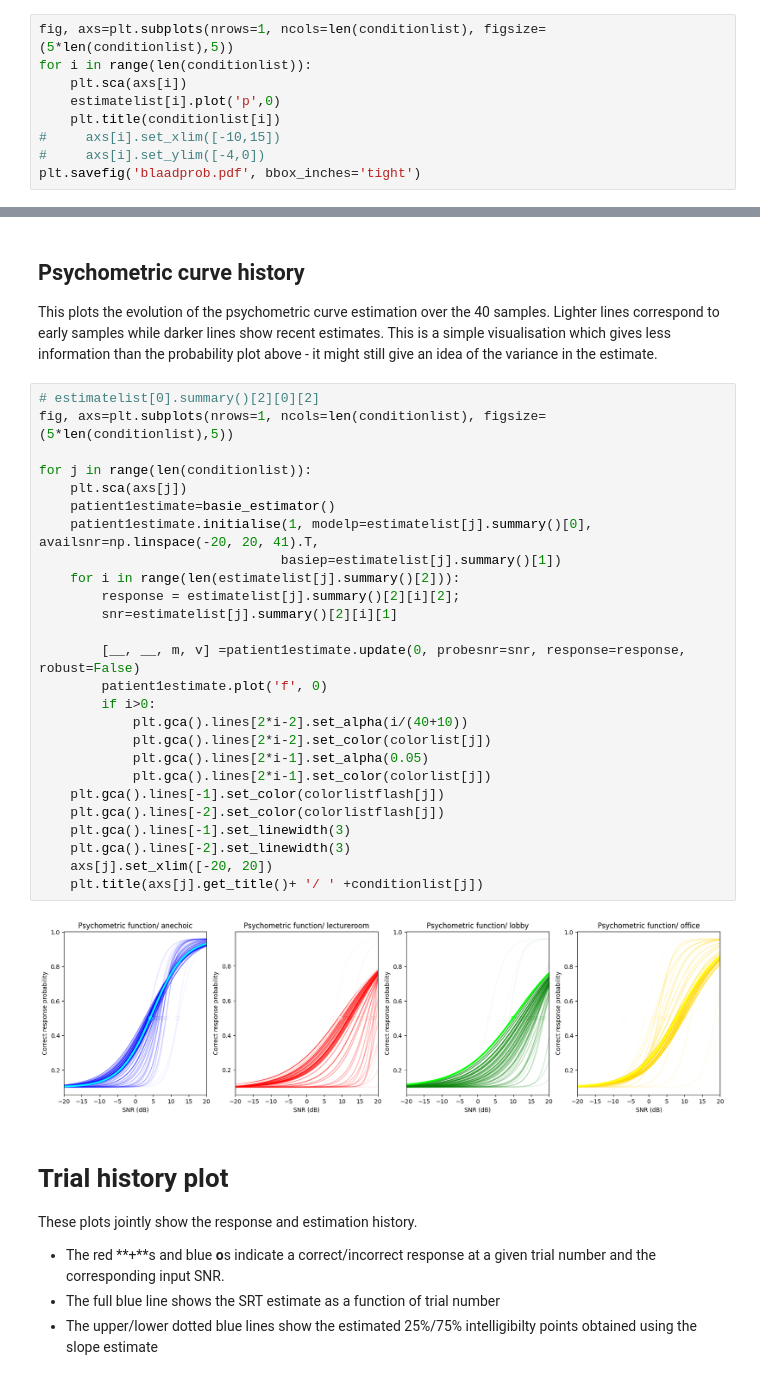
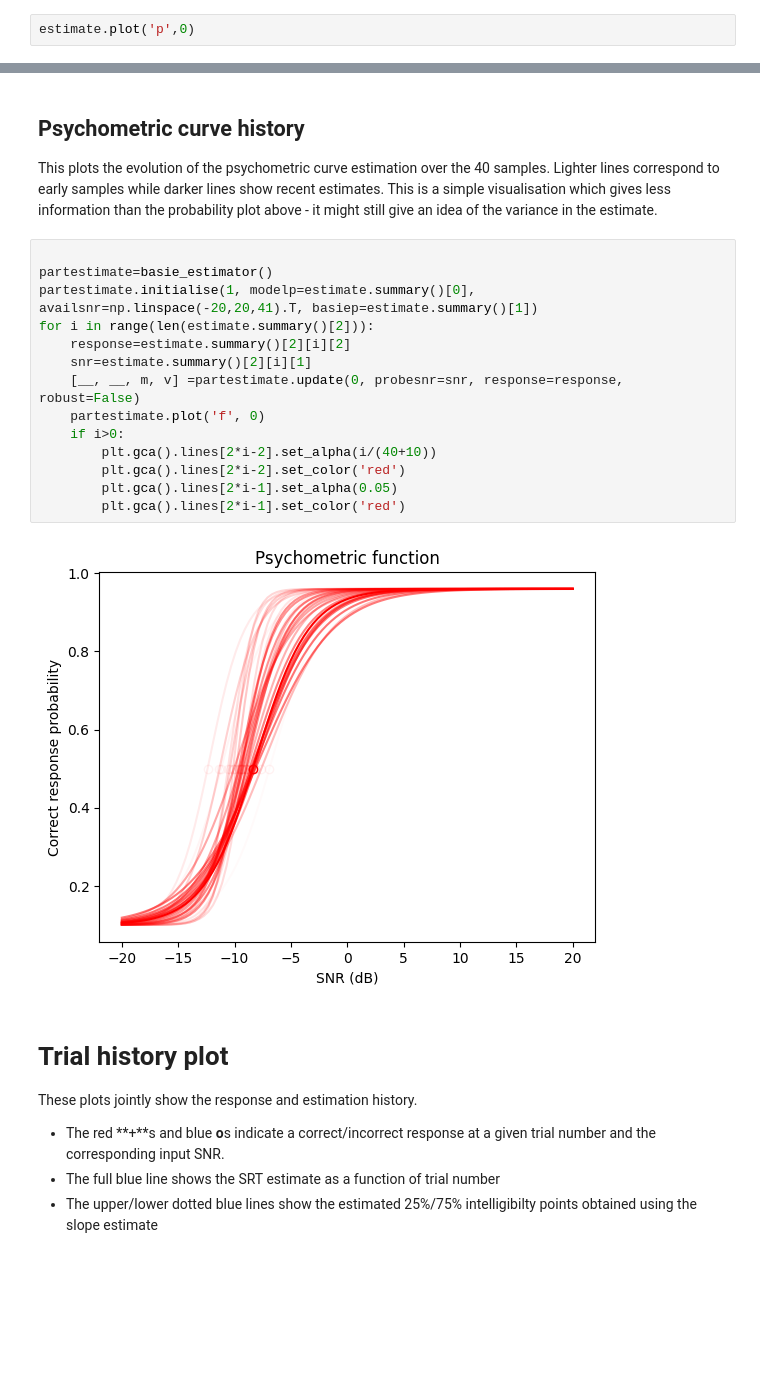
Before and after one commit to ed1016/pybasie, a Jupyter notebook: demos/analyse_results.ipynb, the cells around one changed output, grey strips where cells are left out. Saved outputs shown, nothing was run; the diff lists cells and outputs as text; blank space fills up the shorter version.

```diff
--- a/demos/analyse_results.ipynb
+++ b/demos/analyse_results.ipynb
@@ -79,12 +91,5 @@ The x-axis gives the SRT values and the y-axis gives the slope values.
 
 A more densely concentrated plot can be seen as more 'confident' in the final estimates.
 # %%
-fig, axs=plt.subplots(nrows=1, ncols=len(conditionlist), figsize=(5*len(conditionlist),5))
-for i in range(len(conditionlist)):
-    plt.sca(axs[i])
-    estimatelist[i].plot('p',0)
-    plt.title(conditionlist[i])
-#     axs[i].set_xlim([-10,15])
-#     axs[i].set_ylim([-4,0])
-plt.savefig('blaadprob.pdf', bbox_inches='tight')
+estimate.plot('p',0)
 # %% [output]
@@ -93,33 +98,21 @@ plt.savefig('blaadprob.pdf', bbox_inches='tight')
 ## Psychometric curve history
 This plots the evolution of the psychometric curve estimation over the 40 samples. Lighter lines correspond to early samples while darker lines show recent estimates. This is a simple visualisation which gives less information than the probability plot above - it might still give an idea of the variance in the estimate.
 # %%
-# estimatelist[0].summary()[2][0][2]
-fig, axs=plt.subplots(nrows=1, ncols=len(conditionlist), figsize=(5*len(conditionlist),5))
 
-for j in range(len(conditionlist)):
-    plt.sca(axs[j])
-    patient1estimate=basie_estimator()
-    patient1estimate.initialise(1, modelp=estimatelist[j].summary()[0], availsnr=np.linspace(-20, 20, 41).T,
-                               basiep=estimatelist[j].summary()[1])
-    for i in range(len(estimatelist[j].summary()[2])):
-        response = estimatelist[j].summary()[2][i][2];
-        snr=estimatelist[j].summary()[2][i][1]
-
-        [__, __, m, v] =patient1estimate.update(0, probesnr=snr, response=response, robust=False)
-        patient1estimate.plot('f', 0)
-        if i>0:
-            plt.gca().lines[2*i-2].set_alpha(i/(40+10))
-            plt.gca().lines[2*i-2].set_color(colorlist[j])
-            plt.gca().lines[2*i-1].set_alpha(0.05)
-            plt.gca().lines[2*i-1].set_color(colorlist[j])
-    plt.gca().lines[-1].set_color(colorlistflash[j])
-    plt.gca().lines[-2].set_color(colorlistflash[j])
-    plt.gca().lines[-1].set_linewidth(3)
-    plt.gca().lines[-2].set_linewidth(3)
-    axs[j].set_xlim([-20, 20])
-    plt.title(axs[j].get_title()+ '/ ' +conditionlist[j])
+partestimate=basie_estimator()
+partestimate.initialise(1, modelp=estimate.summary()[0], availsnr=np.linspace(-20,20,41).T, basiep=estimate.summary()[1])
+for i in range(len(estimate.summary()[2])):
+    response=estimate.summary()[2][i][2]
+    snr=estimate.summary()[2][i][1]
+    [__, __, m, v] =partestimate.update(0, probesnr=snr, response=response, robust=False)
+    partestimate.plot('f', 0)
+    if i>0:
+        plt.gca().lines[2*i-2].set_alpha(i/(40+10))
+        plt.gca().lines[2*i-2].set_color('red')
+        plt.gca().lines[2*i-1].set_alpha(0.05)
+        plt.gca().lines[2*i-1].set_color('red')
 # %% [output]
-[figure, old version]
+[figure, new version]
 # %% [markdown]
 # Trial history plot
 These plots jointly show the response and estimation history.
```
Also changed, not shown: parts of 17 cells of this notebook, 13 other files.
